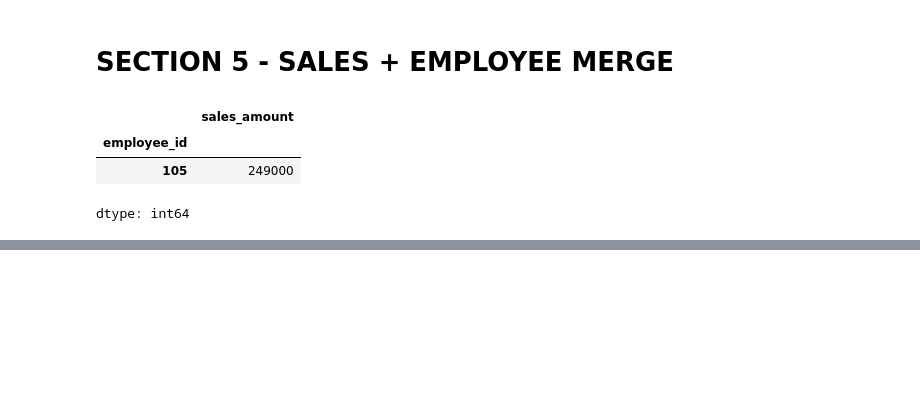
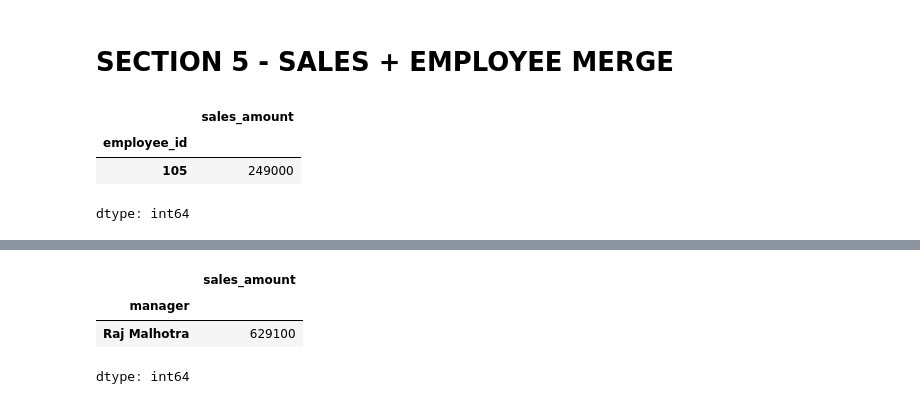
Before and after one commit to Vasista-G/GoogleCollab_Python, a Jupyter notebook: PandasLvL3/PandasLvL3Practice.ipynb, the cells around one changed output, grey strips where cells are left out. Drawn from its saved outputs; the diff is of its cells as text; code cells hidden in the pictures; blank space fills up the shorter version.

```diff
--- a/PandasLvL3/PandasLvL3Practice.ipynb
+++ b/PandasLvL3/PandasLvL3Practice.ipynb
@@ -216,0 +250,9 @@ dtype: int64
+# %%
+#53 Find the manager whose team generated the highest total sales.
+
+sedm.groupby("manager")["sales_amount"].sum().nlargest(1)
+# %% [output]
+|  | sales_amount |
+| manager |  |
+| Raj Malhotra | 629100 |
+dtype: int64
```
Also changed, not shown: parts of 3 cells of this notebook.
